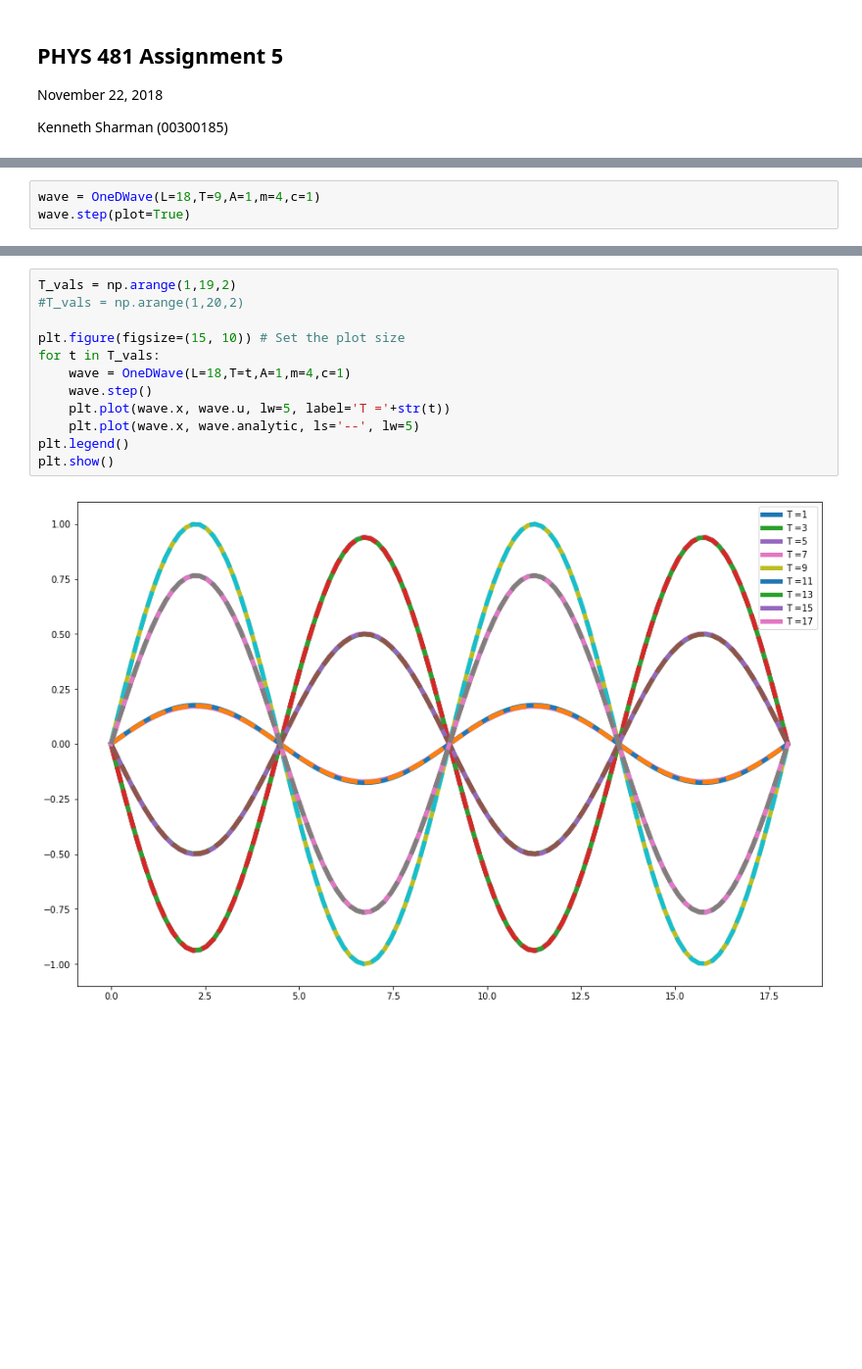
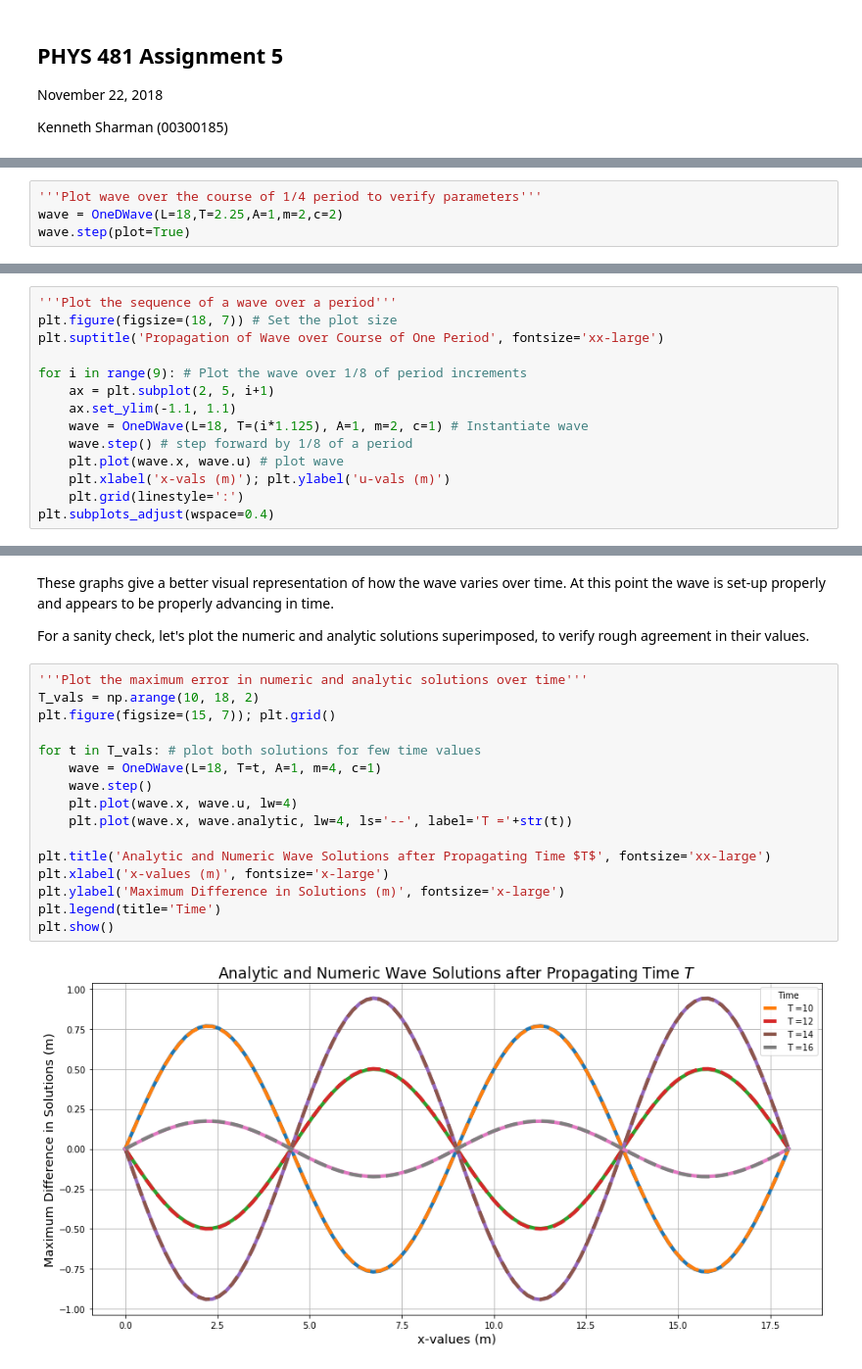
Before and after one commit to kennethsharman/PHYS_481, a Jupyter notebook: Assignments/Assignment_5.ipynb, the cells around one changed output, grey strips where cells are left out. Shown at 98% size. Drawn from its saved outputs; the diff is of its cells as text; blank space fills up the shorter version.

```diff
--- a/Assignments/Assignment_5.ipynb
+++ b/Assignments/Assignment_5.ipynb
@@ -120,4 +225,5 @@ $$P = \frac{2L}{mc} = \frac{2(18)}{4(1)} = 9$$
 # %%
-wave = OneDWave(L=18,T=9,A=1,m=4,c=1)
+'''Plot wave over the course of 1/4 period to verify parameters'''
+wave = OneDWave(L=18,T=2.25,A=1,m=2,c=2)
 wave.step(plot=True)
 # %% [output]
@@ -126,0 +233,14 @@ wave.step(plot=True)
+# %%
+'''Plot the sequence of a wave over a period'''
+plt.figure(figsize=(18, 7)) # Set the plot size
+plt.suptitle('Propagation of Wave over Course of One Period', fontsize='xx-large')
+
+for i in range(9): # Plot the wave over 1/8 of period increments
+    ax = plt.subplot(2, 5, i+1)
+    ax.set_ylim(-1.1, 1.1)
+    wave = OneDWave(L=18, T=(i*1.125), A=1, m=2, c=1) # Instantiate wave
+    wave.step() # step forward by 1/8 of a period
+    plt.plot(wave.x, wave.u) # plot wave
+    plt.xlabel('x-vals (m)'); plt.ylabel('u-vals (m)')
+    plt.grid(linestyle=':')
+plt.subplots_adjust(wspace=0.4)
@@ -127,14 +249,22 @@ wave.step(plot=True)
+# %% [markdown]
+These graphs give a better visual representation of how the wave varies over time. At this point the wave is set-up properly and appears to be properly advancing in time.
+
+For a sanity check, let's plot the numeric and analytic solutions superimposed, to verify rough agreement in their values.
 # %%
-T_vals = np.arange(1,19,2)
-#T_vals = np.arange(1,20,2)
+'''Plot the maximum error in numeric and analytic solutions over time'''
+T_vals = np.arange(10, 18, 2)
+plt.figure(figsize=(15, 7)); plt.grid()
 
-plt.figure(figsize=(15, 10)) # Set the plot size
-for t in T_vals:
-    wave = OneDWave(L=18,T=t,A=1,m=4,c=1)
+for t in T_vals: # plot both solutions for few time values
+    wave = OneDWave(L=18, T=t, A=1, m=4, c=1)
     wave.step()
-    plt.plot(wave.x, wave.u, lw=5, label='T ='+str(t))
-    plt.plot(wave.x, wave.analytic, ls='--', lw=5)
-plt.legend()
+    plt.plot(wave.x, wave.u, lw=4)
+    plt.plot(wave.x, wave.analytic, lw=4, ls='--', label='T ='+str(t))
+
+plt.title('Analytic and Numeric Wave Solutions after Propagating Time $T$', fontsize='xx-large')
+plt.xlabel('x-values (m)', fontsize='x-large')
+plt.ylabel('Maximum Difference in Solutions (m)', fontsize='x-large')
+plt.legend(title='Time')
 plt.show()
 # %% [output]
-[figure, old version]
+[figure, new version]
```
Also changed, not shown: parts of 21 cells of this notebook.
